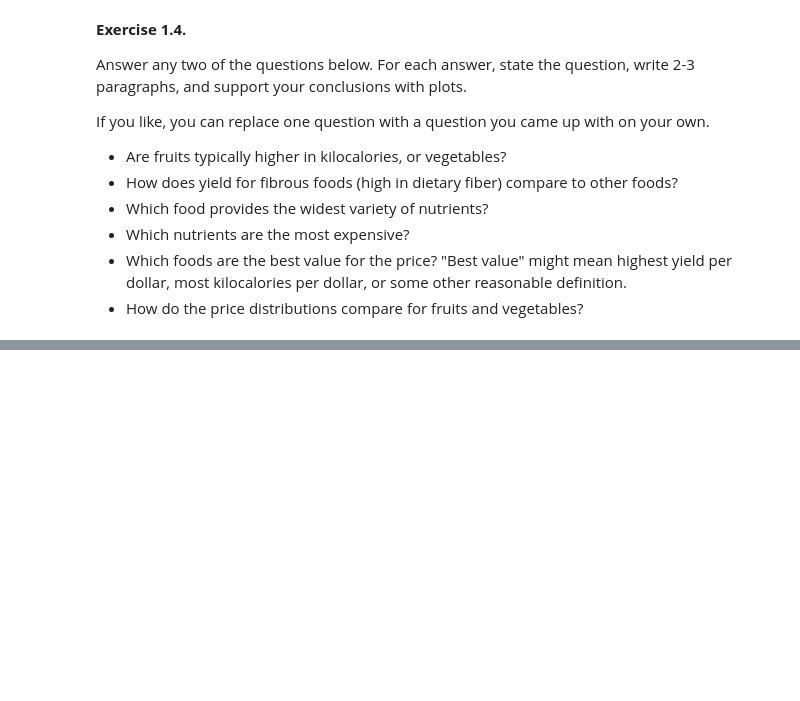
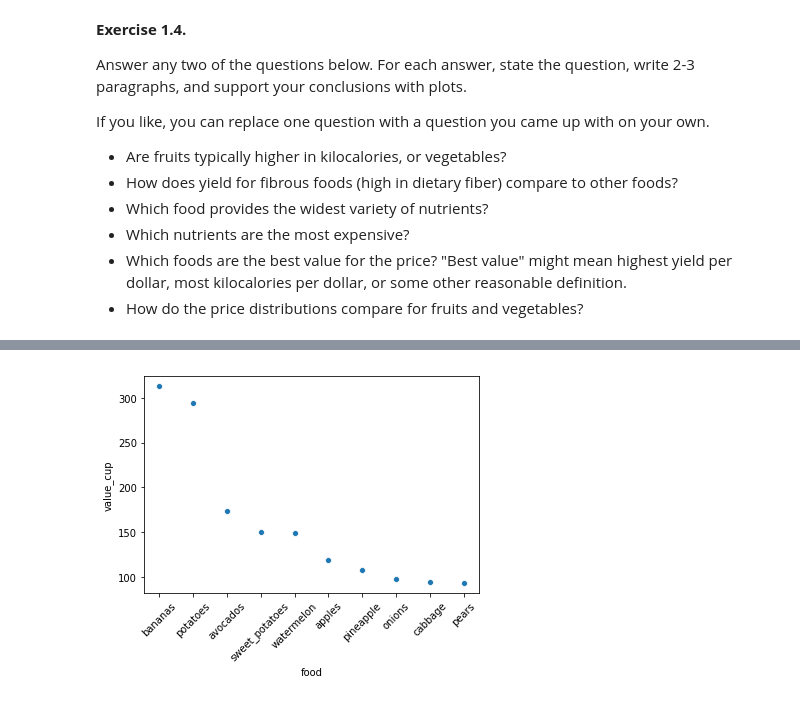
Before and after one commit to domitchler/sta141b-assignment-3, a Jupyter notebook: hw3.ipynb, the cells around one changed output, grey strips where cells are left out. Saved outputs shown, nothing was run; the diff lists cells and outputs as text; code cells hidden in the pictures; blank space fills up the shorter version.

```diff
--- a/hw3.ipynb
+++ b/hw3.ipynb
@@ -307,0 +408,3 @@ Answer any two of the questions below. For each answer, state the question, writ
+# %%
+best_value_cup = fresh_complete.sort_values(by = "value_cup", ascending = False).head(10)
+best_value_cup
@@ -307,0 +443,5 @@ Answer any two of the questions below. For each answer, state the question, writ
+# %%
+ticks = plt.xticks(rotation = 45)
+ax = sns.scatterplot(x = "food", y = "value_cup", data = best_value_cup.head(10))
+# %% [output]
+[figure, added]
```
Also changed, not shown: parts of 18 cells of this notebook.
